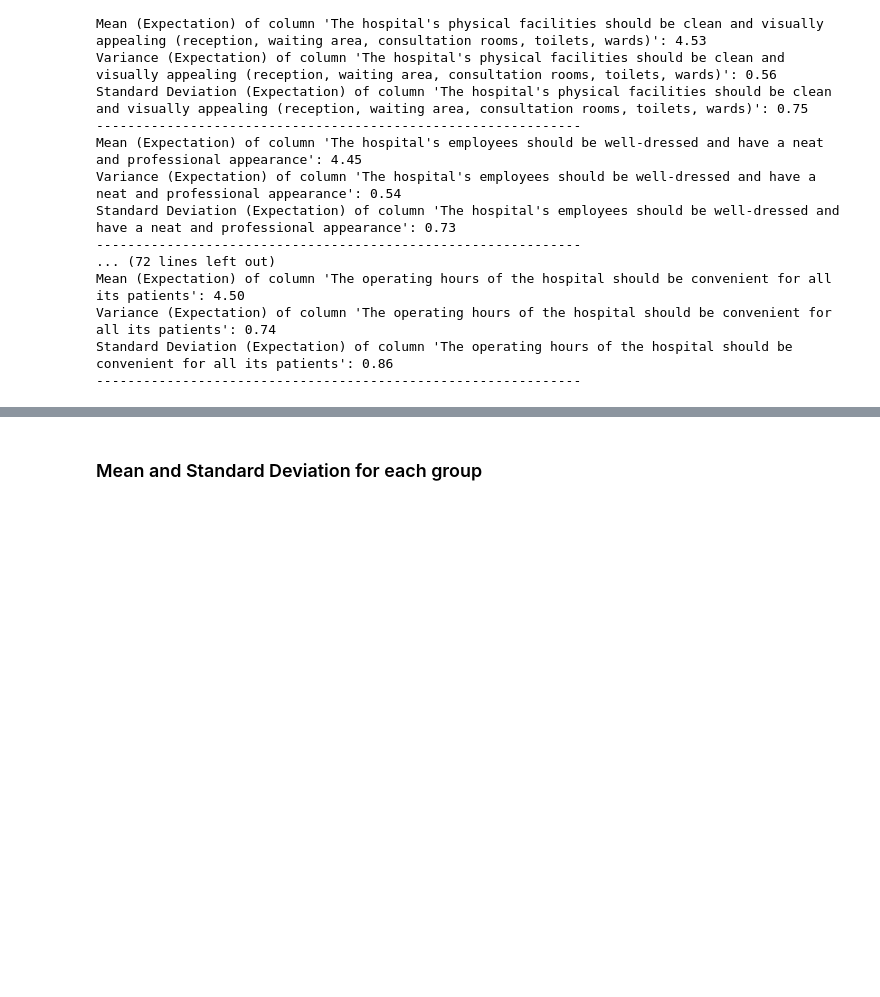
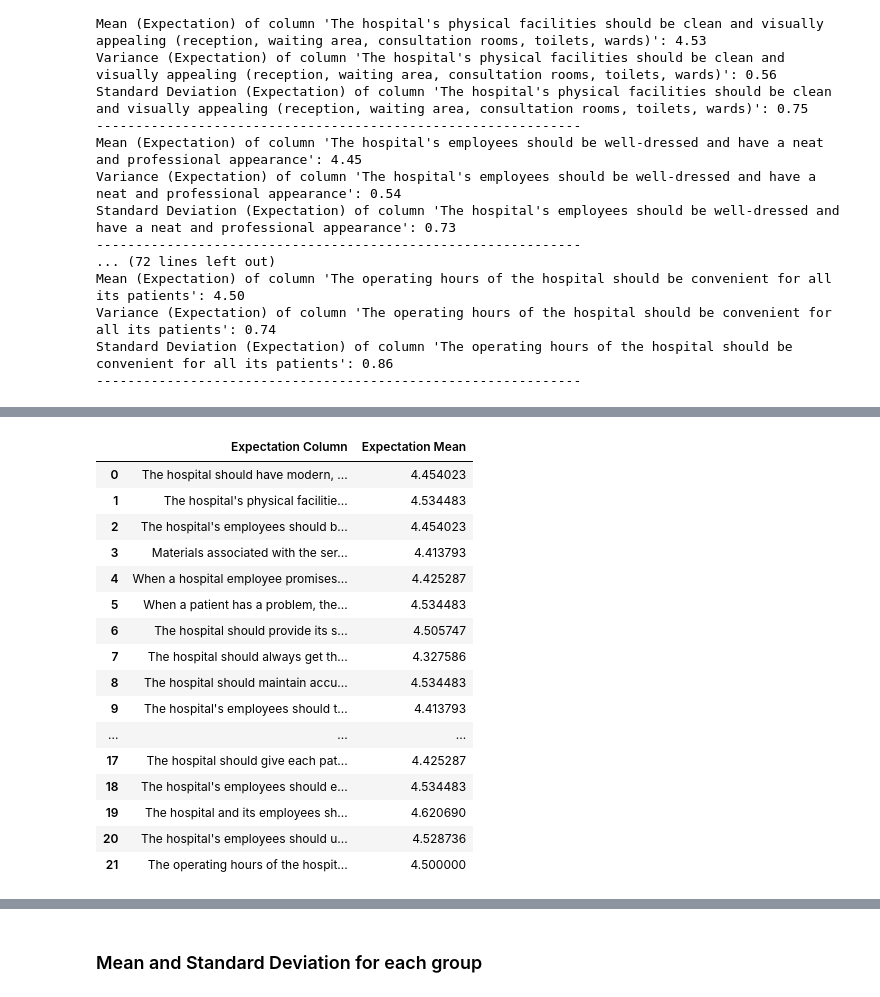
Before and after one commit to Lorraine254/likertScaleAnalysis, a Jupyter notebook: analysis_v1.ipynb, the cells around one changed output, grey strips where cells are left out. Saved outputs shown, nothing was run; the diff lists cells and outputs as text; code cells hidden in the pictures; blank space fills up the shorter version.

```diff
--- a/analysis_v1.ipynb
+++ b/analysis_v1.ipynb
@@ -706,0 +668,22 @@ Standard Deviation (Perception) of column 'The operating hours of the hospital a
+# %%
+# exopectation
+expectation_df_gap = pd.DataFrame(expectation_means_per_column, columns=['Expectation Column','Expectation Mean'])
+exopectation_df_gap
+# %% [output]
+|  | Expectation Column | Expectation Mean |
+| 0 | The hospital should have modern, ... | 4.454023 |
+| 1 | The hospital's physical facilitie... | 4.534483 |
+| 2 | The hospital's employees should b... | 4.454023 |
+| 3 | Materials associated with the ser... | 4.413793 |
+| 4 | When a hospital employee promises... | 4.425287 |
+| 5 | When a patient has a problem, the... | 4.534483 |
+| 6 | The hospital should provide its s... | 4.505747 |
+| 7 | The hospital should always get th... | 4.327586 |
+| 8 | The hospital should maintain accu... | 4.534483 |
+| 9 | The hospital's employees should t... | 4.413793 |
+| ... | ... | ... |
+| 17 | The hospital should give each pat... | 4.425287 |
+| 18 | The hospital's employees should e... | 4.534483 |
+| 19 | The hospital and its employees sh... | 4.620690 |
+| 20 | The hospital's employees should u... | 4.528736 |
+| 21 | The operating hours of the hospit... | 4.500000 |
```
Also changed, not shown: parts of 15 cells of this notebook.
